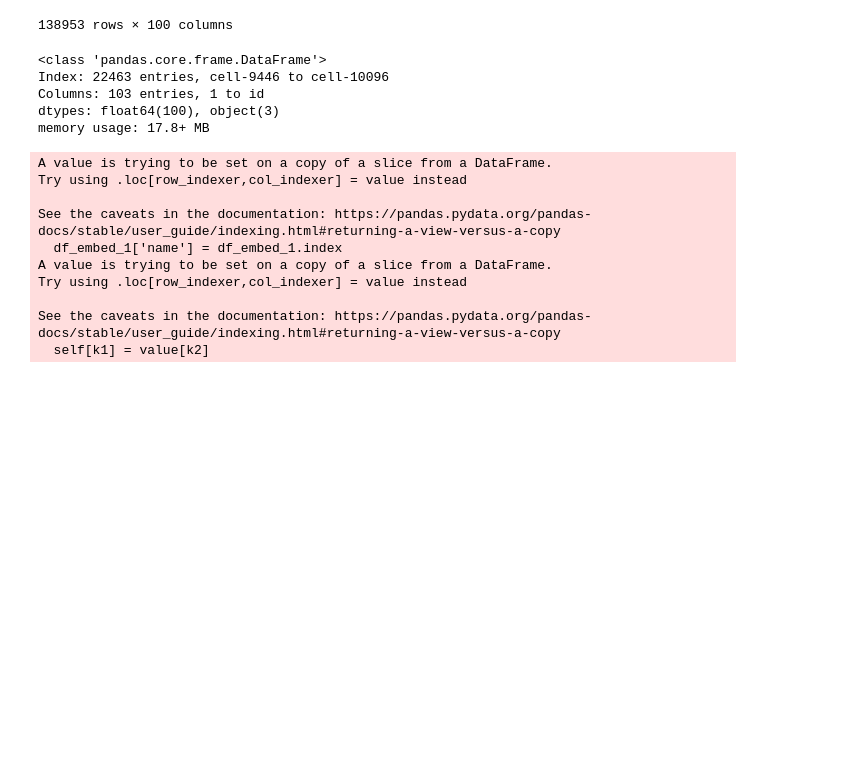
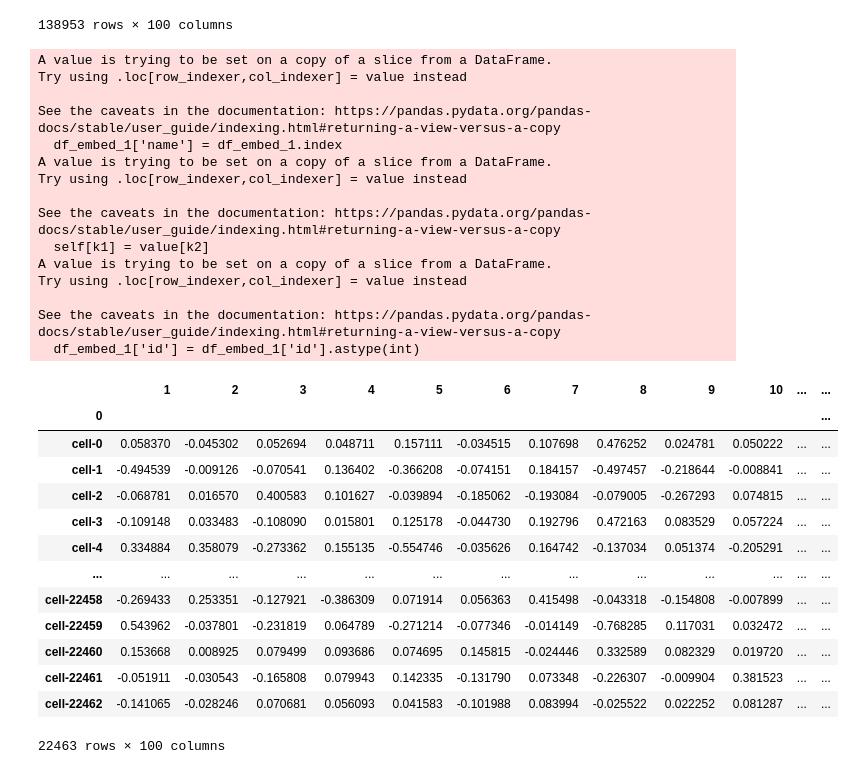
Before and after one commit to luslab/cheshic-2021-neurips, a Jupyter notebook: examples/chris_graph_atac_to_ct/eda.ipynb, the cells around one changed output. Cells and saved outputs as stored; diff of their text form; code cells hidden in the pictures; blank space fills up the shorter version.

```diff
--- a/examples/chris_graph_atac_to_ct/eda.ipynb
+++ b/examples/chris_graph_atac_to_ct/eda.ipynb
@@ -85,22 +85,38 @@ df_embed
 # %%
 df_embed_1 = df_embed[df_embed.index.str.contains("cell")]
 df_embed_1['name'] = df_embed_1.index
 df_embed_1[['type', 'id']] = df_embed_1['name'].str.split('-', expand=True)
-# df_embed_1 = df_embed_1.sort_values('group')
+df_embed_1['id'] = df_embed_1['id'].astype(int)
+df_embed_1 = df_embed_1.sort_values('id')
+df_embed_1 = df_embed_1.drop(columns=['name', 'type', 'id'])
 df_embed_1
 # %% [output]
-<class 'pandas.core.frame.DataFrame'>
-Index: 22463 entries, cell-9446 to cell-10096
-Columns: 103 entries, 1 to id
-dtypes: float64(100), object(3)
-memory usage: 17.8+ MB
+A value is trying to be set on a copy of a slice from a DataFrame.
+Try using .loc[row_indexer,col_indexer] = value instead
+
+See the caveats in the documentation: https://pandas.pydata.org/pandas-docs/stable/user_guide/indexing.html#returning-a-view-versus-a-copy
+  df_embed_1['name'] = df_embed_1.index
+A value is trying to be set on a copy of a slice from a DataFrame.
+Try using .loc[row_indexer,col_indexer] = value instead
+
+See the caveats in the documentation: https://pandas.pydata.org/pandas-docs/stable/user_guide/indexing.html#returning-a-view-versus-a-copy
+  self[k1] = value[k2]
+A value is trying to be set on a copy of a slice from a DataFrame.
+Try using .loc[row_indexer,col_indexer] = value instead
+
+See the caveats in the documentation: https://pandas.pydata.org/pandas-docs/stable/user_guide/indexing.html#returning-a-view-versus-a-copy
+  df_embed_1['id'] = df_embed_1['id'].astype(int)
+|  | 1 | 2 | 3 | 4 | 5 | 6 | 7 | 8 | 9 | 10 | ... | ... |
+| 0 |  |  |  |  |  |  |  |  |  |  |  | ... |
+| cell-0 | 0.058370 | -0.045302 | 0.052694 | 0.048711 | 0.157111 | -0.034515 | 0.107698 | 0.476252 | 0.024781 | 0.050222 | ... | ... |
+| cell-1 | -0.494539 | -0.009126 | -0.070541 | 0.136402 | -0.366208 | -0.074151 | 0.184157 | -0.497457 | -0.218644 | -0.008841 | ... | ... |
+| cell-2 | -0.068781 | 0.016570 | 0.400583 | 0.101627 | -0.039894 | -0.185062 | -0.193084 | -0.079005 | -0.267293 | 0.074815 | ... | ... |
+| cell-3 | -0.109148 | 0.033483 | -0.108090 | 0.015801 | 0.125178 | -0.044730 | 0.192796 | 0.472163 | 0.083529 | 0.057224 | ... | ... |
+| cell-4 | 0.334884 | 0.358079 | -0.273362 | 0.155135 | -0.554746 | -0.035626 | 0.164742 | -0.137034 | 0.051374 | -0.205291 | ... | ... |
+| ... | ... | ... | ... | ... | ... | ... | ... | ... | ... | ... | ... | ... |
+| cell-22458 | -0.269433 | 0.253351 | -0.127921 | -0.386309 | 0.071914 | 0.056363 | 0.415498 | -0.043318 | -0.154808 | -0.007899 | ... | ... |
+| cell-22459 | 0.543962 | -0.037801 | -0.231819 | 0.064789 | -0.271214 | -0.077346 | -0.014149 | -0.768285 | 0.117031 | 0.032472 | ... | ... |
+| cell-22460 | 0.153668 | 0.008925 | 0.079499 | 0.093686 | 0.074695 | 0.145815 | -0.024446 | 0.332589 | 0.082329 | 0.019720 | ... | ... |
+| cell-22461 | -0.051911 | -0.030543 | -0.165808 | 0.079943 | 0.142335 | -0.131790 | 0.073348 | -0.226307 | -0.009904 | 0.381523 | ... | ... |
+| cell-22462 | -0.141065 | -0.028246 | 0.070681 | 0.056093 | 0.041583 | -0.101988 | 0.083994 | -0.025522 | 0.022252 | 0.081287 | ... | ... |
-A value is trying to be set on a copy of a slice from a DataFrame.
-Try using .loc[row_indexer,col_indexer] = value instead
-
-See the caveats in the documentation: https://pandas.pydata.org/pandas-docs/stable/user_guide/indexing.html#returning-a-view-versus-a-copy
-  df_embed_1['name'] = df_embed_1.index
-A value is trying to be set on a copy of a slice from a DataFrame.
-Try using .loc[row_indexer,col_indexer] = value instead
-
-See the caveats in the documentation: https://pandas.pydata.org/pandas-docs/stable/user_guide/indexing.html#returning-a-view-versus-a-copy
-  self[k1] = value[k2]
+22463 rows × 100 columns
```
Also changed, not shown: parts of 2 cells of this notebook, 2 other files.
